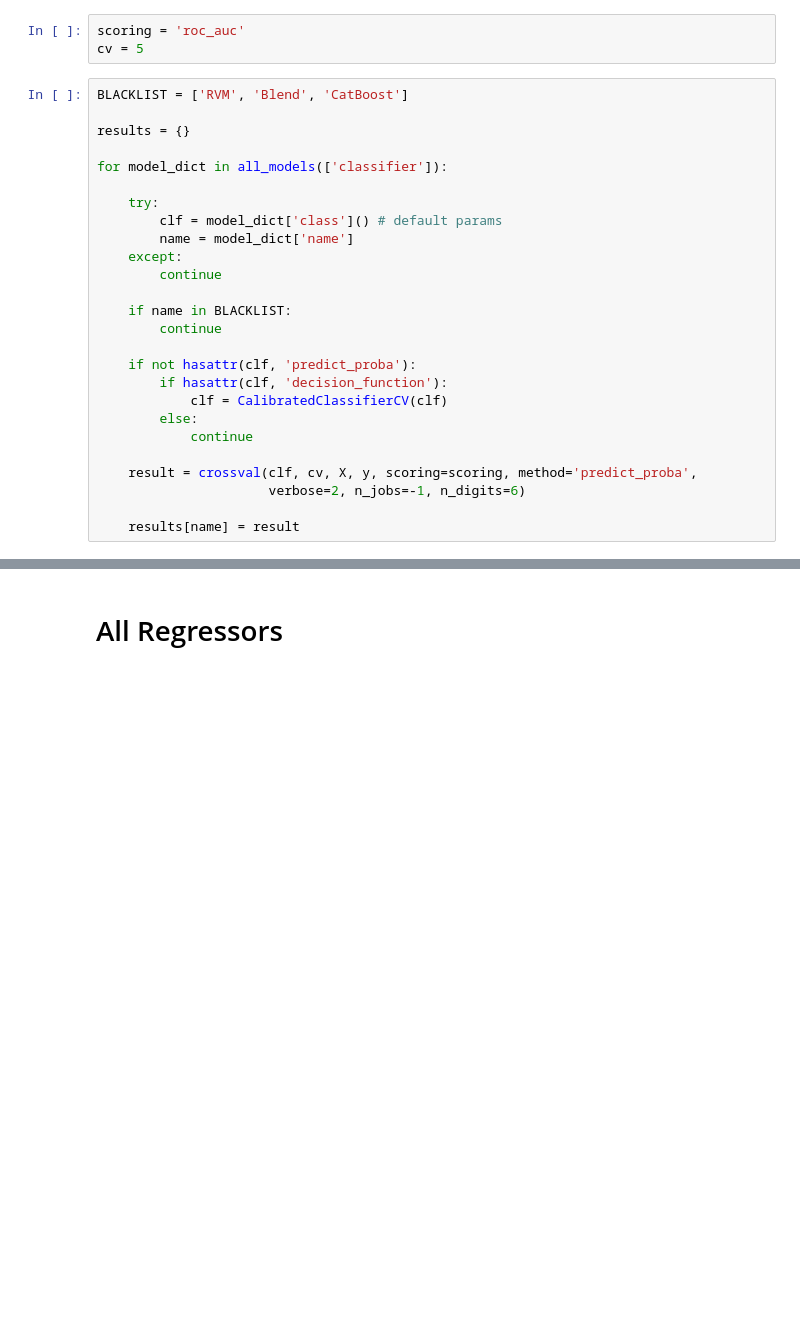
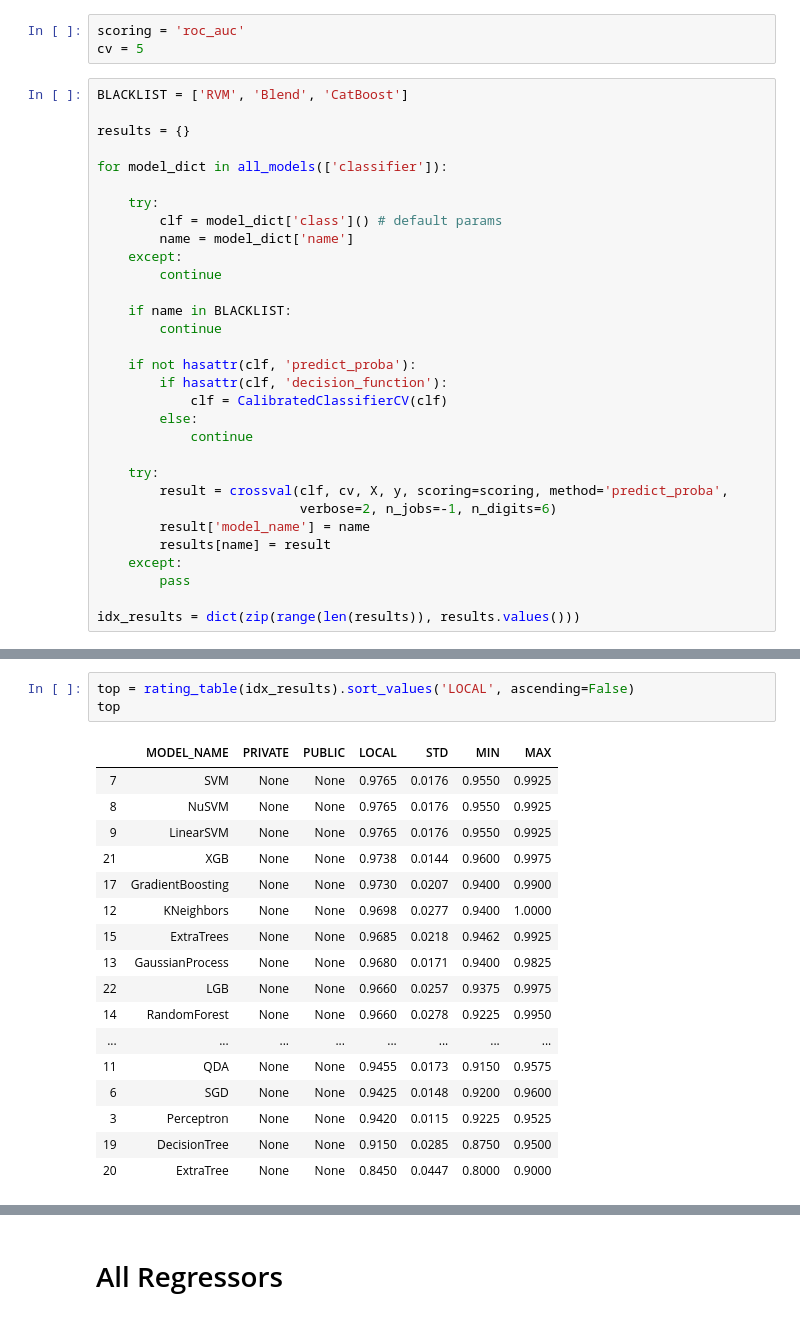
Before and after one commit to SimulatorML/Robusta, a Jupyter notebook: examples/testing-all.ipynb, the cells around one changed output, grey strips where cells are left out. Saved outputs shown, nothing was run; the diff lists cells and outputs as text; blank space fills up the shorter version.

Commit message:
[text] testing.all_models

```diff
--- a/examples/testing-all.ipynb
+++ b/examples/testing-all.ipynb
@@ -70,8 +92,13 @@ for model_dict in all_models(['classifier']):
         else:
             continue
 
-    result = crossval(clf, cv, X, y, scoring=scoring, method='predict_proba',
-                      verbose=2, n_jobs=-1, n_digits=6)
+    try:
+        result = crossval(clf, cv, X, y, scoring=scoring, method='predict_proba',
+                          verbose=2, n_jobs=-1, n_digits=6)
+        result['model_name'] = name
+        results[name] = result
+    except:
+        pass
 
-    results[name] = result
+idx_results = dict(zip(range(len(results)), results.values()))
 # %% [output]
@@ -94,0 +122,21 @@ for model_dict in all_models(['classifier']):
+# %%
+top = rating_table(idx_results).sort_values('LOCAL', ascending=False)
+top
+# %% [output]
+|  | MODEL_NAME | PRIVATE | PUBLIC | LOCAL | STD | MIN | MAX |
+| 7 | SVM | None | None | 0.9765 | 0.0176 | 0.9550 | 0.9925 |
+| 8 | NuSVM | None | None | 0.9765 | 0.0176 | 0.9550 | 0.9925 |
+| 9 | LinearSVM | None | None | 0.9765 | 0.0176 | 0.9550 | 0.9925 |
+| 21 | XGB | None | None | 0.9738 | 0.0144 | 0.9600 | 0.9975 |
+| 17 | GradientBoosting | None | None | 0.9730 | 0.0207 | 0.9400 | 0.9900 |
+| 12 | KNeighbors | None | None | 0.9698 | 0.0277 | 0.9400 | 1.0000 |
+| 15 | ExtraTrees | None | None | 0.9685 | 0.0218 | 0.9462 | 0.9925 |
+| 13 | GaussianProcess | None | None | 0.9680 | 0.0171 | 0.9400 | 0.9825 |
+| 22 | LGB | None | None | 0.9660 | 0.0257 | 0.9375 | 0.9975 |
+| 14 | RandomForest | None | None | 0.9660 | 0.0278 | 0.9225 | 0.9950 |
+| ... | ... | ... | ... | ... | ... | ... | ... |
+| 11 | QDA | None | None | 0.9455 | 0.0173 | 0.9150 | 0.9575 |
+| 6 | SGD | None | None | 0.9425 | 0.0148 | 0.9200 | 0.9600 |
+| 3 | Perceptron | None | None | 0.9420 | 0.0115 | 0.9225 | 0.9525 |
+| 19 | DecisionTree | None | None | 0.9150 | 0.0285 | 0.8750 | 0.9500 |
+| 20 | ExtraTree | None | None | 0.8450 | 0.0447 | 0.8000 | 0.9000 |
```
Also changed, not shown: parts of 14 cells of this notebook.
